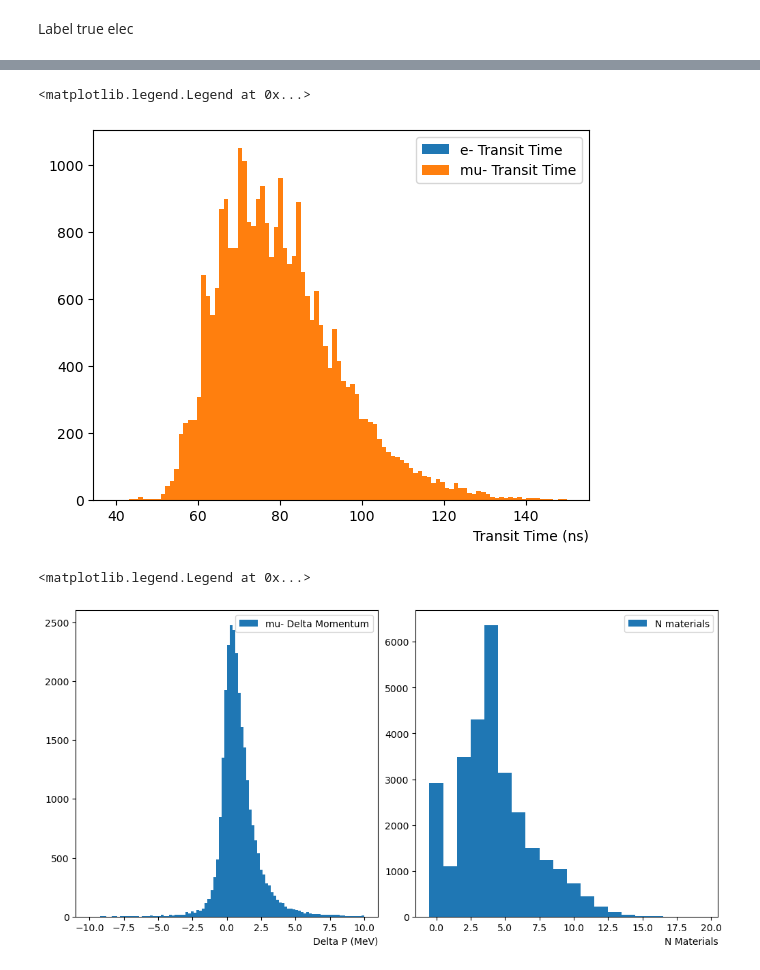
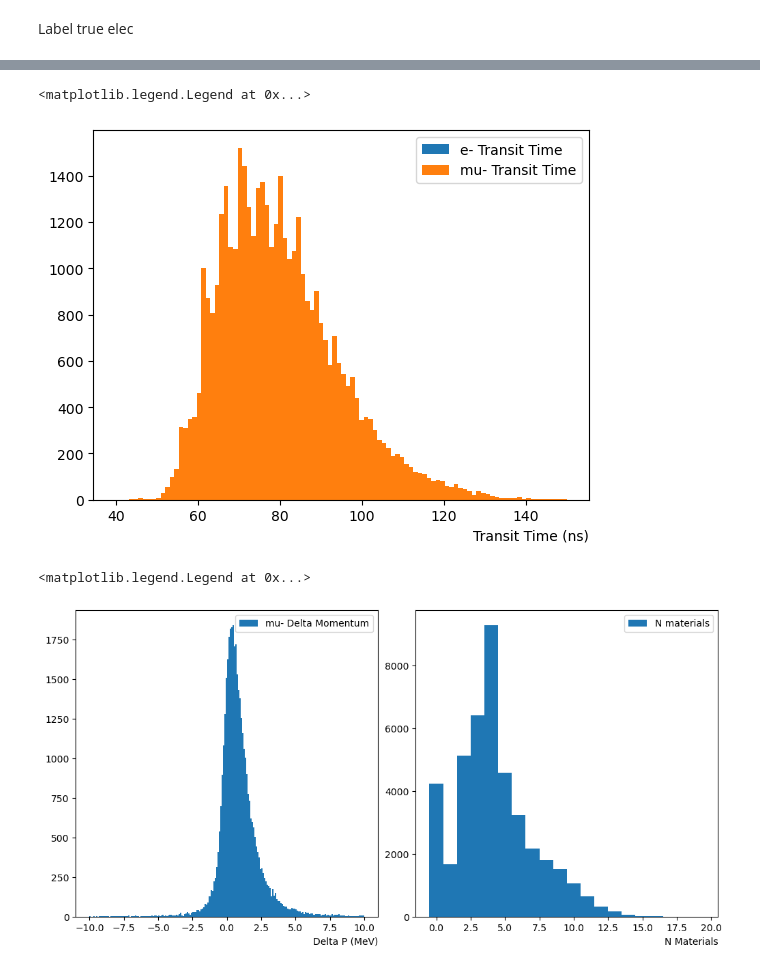
Before and after one commit to brownd1978/KKTrain, a Jupyter notebook: Reflections_mum.ipynb, the cells around one changed output, grey strips where cells are left out. Drawn from its saved outputs; the diff is of its cells as text; code cells hidden in the pictures.

```diff
--- a/Reflections_mum.ipynb
+++ b/Reflections_mum.ipynb
@@ -23,8 +23,17 @@ input_dataset = np.empty
 temp = np.empty
 signal = np.empty
 backgnd = np.empty
-#files = ["/global/cfs/cdirs/m3712/Mu2e/TARef_v7.root:TAReM/trkana"]
-files = ["/Users/brownd/data/TARef.root:TARmuM/trkana"]
+#files = ["/global/cfs/cdirs/m3712/Mu2e/TARef_v7.root:TARmuM/trkana"]
+files = ["/Users/brownd/data/14356147/nts.brownd.TAReflect.TARef.001202_00004963.root:TARmuM/trkana",
+         "/Users/brownd/data/14356147/nts.brownd.TAReflect.TARef.001202_00015026.root:TARmuM/trkana",
+        "/Users/brownd/data/14356147/nts.brownd.TAReflect.TARef.001202_00005432.root:TARmuM/trkana",
+        "/Users/brownd/data/14356147/nts.brownd.TAReflect.TARef.001202_00000000.root:TARmuM/trkana",
+        "/Users/brownd/data/14356147/nts.brownd.TAReflect.TARef.001202_00000010.root:TARmuM/trkana",
+        "/Users/brownd/data/14356147/nts.brownd.TAReflect.TARef.001202_00000085.root:TARmuM/trkana",
+        "/Users/brownd/data/14356147/nts.brownd.TAReflect.TARef.001202_00010872.root:TARmuM/trkana",
+        "/Users/brownd/data/14356147/nts.brownd.TAReflect.TARef.001202_00000053.root:TARmuM/trkana",
+        "/Users/brownd/data/14356147/nts.brownd.TAReflect.TARef.001202_00000024.root:TARmuM/trkana",
+        "/Users/brownd/data/14356147/nts.brownd.TAReflect.TARef.001202_00010057.root:TARmuM/trkana"]
 
 #time = []
 up_up_time = []
@@ -38,6 +47,12 @@ up_pz = []
 down_px = []
 down_py = []
 down_pz = []
+
+up_posx = []
+up_posy = []
+down_posx = []
+down_posy = []
+
 nipa_up = []
 nipa_down = []
 nst_up = []
@@ -61,11 +76,6 @@ for batch,rep in uproot.iterate(files,filter_name="/trk|trkfit|trkmcsim/i",repor
     up_up = up_up[has_all]
     up_down = up_down[has_all]
     down_down = down_down[has_all]
- #   print("has_all ",len(has_up_up),len(has_up_down),len(has_down_down),len(has_all))
-#    #print("has_all ",ak.num(has_up_up,axis=1),ak.num(has_up_down,axis=1),ak.num(has_down_down,axis=1),ak.num(has_all,axis=1))
-#    print("nums axis=0", ak.num(up_up, axis=0), ak.num(up_down, axis=0), ak.num(down_down, axis=0))
-#    print("nums axis=1", ak.num(up_up, axis=1), ak.num(up_down, axis=1), ak.num(down_down, axis=1))
-#    print("masked", ak.num(upstream[has_all], axis=0), ak.num(upstream[has_all], axis=1))
     up_up_time.extend(ak.flatten(upstream[has_all][up_up]['time']))
     up_down_time.extend(ak.flatten(upstream[has_all][up_down]['time']))
     down_down_time.extend(ak.flatten(downstream[has_all][down_down]['time']))
@@ -79,6 +89,11 @@ for batch,rep in uproot.iterate(files,filter_name="/trk|trkfit|trkmcsim/i",repor
     down_px.extend(ak.flatten(downstream[has_all][down_down]['mom']['fCoordinates']['fX']))
     down_py.extend(ak.flatten(downstream[has_all][down_down]['mom']['fCoordinates']['fY']))
     down_pz.extend(ak.flatten(downstream[has_all][down_down]['mom']['fCoordinates']['fZ']))
+
+    up_posx.extend(ak.flatten(upstream[has_all][up_down]['pos']['fCoordinates']['fX']))
+    up_posy.extend(ak.flatten(upstream[has_all][up_down]['pos']['fCoordinates']['fY']))
+    down_posx.extend(ak.flatten(downstream[has_all][down_down]['pos']['fCoordinates']['fX']))
+    down_posy.extend(ak.flatten(downstream[has_all][down_down]['pos']['fCoordinates']['fY']))
 
     nipaup = batch["trk.nipaup"][:,0] # only need upstream track for material intersection counting
     nipadown = batch["trk.nipadown"][:,0]
@@ -94,7 +109,6 @@ for batch,rep in uproot.iterate(files,filter_name="/trk|trkfit|trkmcsim/i",repor
     nst_up.extend(nstup)
     nst_down.extend(nstdown)
 
-
 deltapdg = np.subtract(upmcpdg,downmcpdg)
 decay = []
 for dpdg in deltapdg :
@@ -107,6 +121,11 @@ up_mom2 = np.square(up_px) + np.square(up_py) + np.square(up_pz)
 up_mom = np.sqrt(up_mom2)
 down_mom2 = np.square(down_px) + np.square(down_py) + np.square(down_pz)
 down_mom = np.sqrt(down_mom2)
+
+up_posx = np.array(up_posx)
+up_posy = np.array(up_posy)
+down_posx = np.array(down_posx)
+down_posy = np.array(down_posy)
 
 nipa = np.add(nipa_up,nipa_down)
 nst = np.add(nst_up,nst_down)
@@ -204,26 +223,26 @@ plt.xlabel('Transit Time (ns)', loc='right')
 plt.legend()
 # %% [output]
 <matplotlib.legend.Legend at 0x...>
-[figure, old version]
+[figure, new version]
 # %%
-mom_diff = np.subtract(up_mom,down_mom)
+mom_diff = up_mom - down_mom
 nomat = []
 for nm in nmat :
     nomat.append( nm <1 )
 nomat = np.array(nomat)
 good_mum_nomat = np.logical_and(nomat,true_mum)
 
 em_mom_diff = mom_diff[good_mum]
 em_mom_diff_nomat = mom_diff[good_mum_nomat]
 nmat_good = nmat[good_mum]
 up_mom_good = up_mom[good_mum]
 fig, (ax0, ax1 )  = plt.subplots(1,2,layout='constrained', figsize=(10,5))
-dmom = ax0.hist(em_mom_diff,label="mu- Delta Momentum", bins=100,range=(-10,10))
+dmomhist = ax0.hist(em_mom_diff,label="mu- Delta Momentum", bins=200,range=(-10,10))
 ax0.set_xlabel("Delta P (MeV)",loc='right')
 ax0.legend()
-ax1.hist(nmat,label="N materials",bins=20,range=(-0.5,19.5))
+nmathist = ax1.hist(nmat,label="N materials",bins=20,range=(-0.5,19.5))
 ax1.set_xlabel("N Materials",loc='right')
 ax1.legend()
 # %% [output]
 <matplotlib.legend.Legend at 0x...>
-[figure, old version]
+[figure, new version]
```
Also changed, not shown: parts of 6 cells of this notebook, 1 other file.
